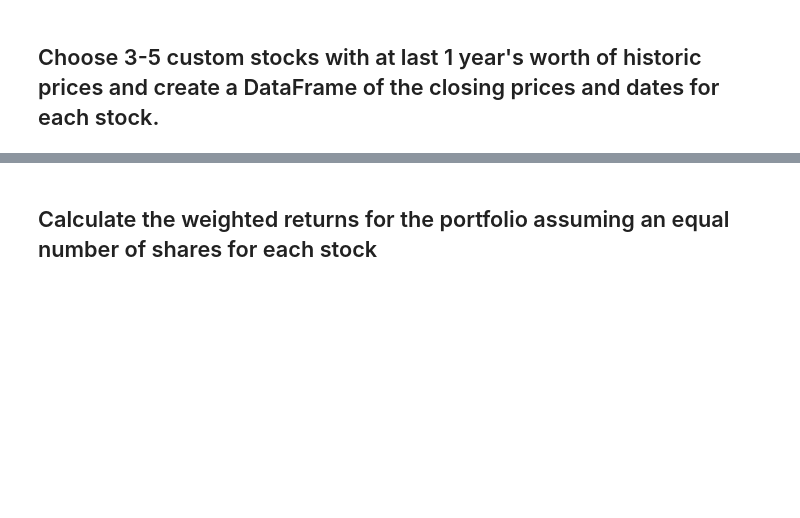
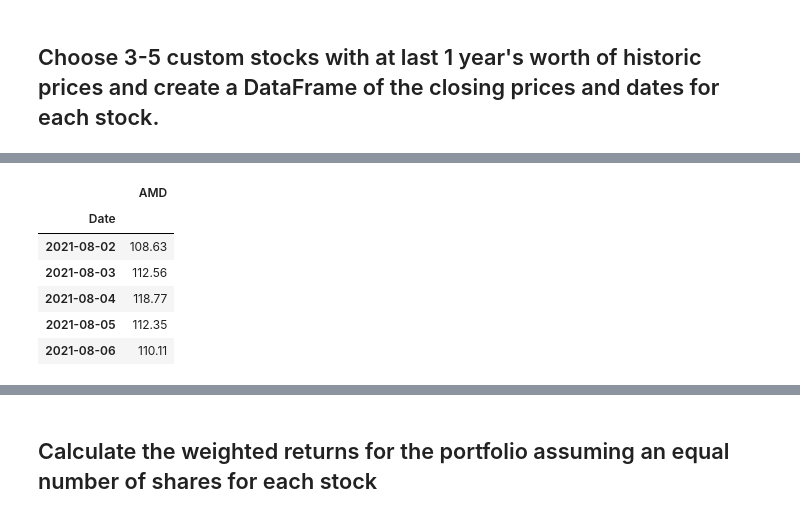
Before and after one commit to Mun-Min/Pandas_Portfolio_Analysis, a Jupyter notebook: main.ipynb, the cells around one changed output, grey strips where cells are left out. Cells and saved outputs as stored; diff of their text form; code cells hidden in the pictures; blank space fills up the shorter version.

```diff
--- a/main.ipynb
+++ b/main.ipynb
@@ -392,0 +396,15 @@ In this section, you will build your own portfolio of stocks, calculate the retu
+# %%
+# Reading data from 2nd stock (AMD Micro Devices INC)
+amd_df = pd.read_csv(Path(r"C:\Users\minha\OneDrive\Documents\Pandas_Portfolio_Analysis\Resources\AMD_price_history.csv"))
+amd_df.set_index(pd.to_datetime(amd_df["Date"], infer_datetime_format = True), inplace = True)
+amd_df = amd_df.drop(["Date", "Open", "High", "Low", "Volume"], axis = 1)
+amd_df.rename(columns={"Close":"AMD"}, inplace = True)
+amd_df.head()
+# %% [output]
+|  | AMD |
+| Date |  |
+| 2021-08-02 | 108.63 |
+| 2021-08-03 | 112.56 |
+| 2021-08-04 | 118.77 |
+| 2021-08-05 | 112.35 |
+| 2021-08-06 | 110.11 |
```
Also changed, not shown: parts of 13 cells of this notebook, 4 other files.
